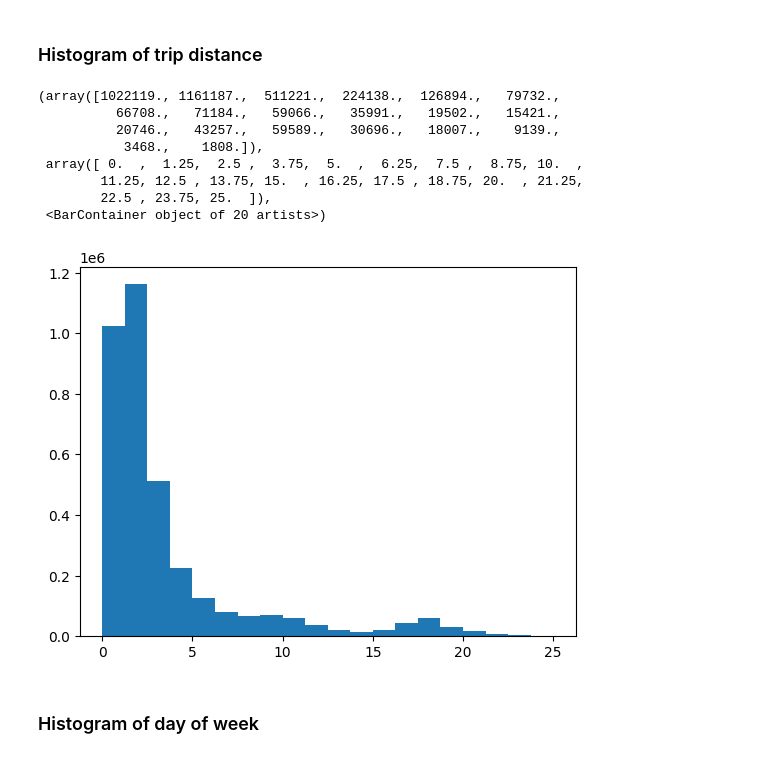
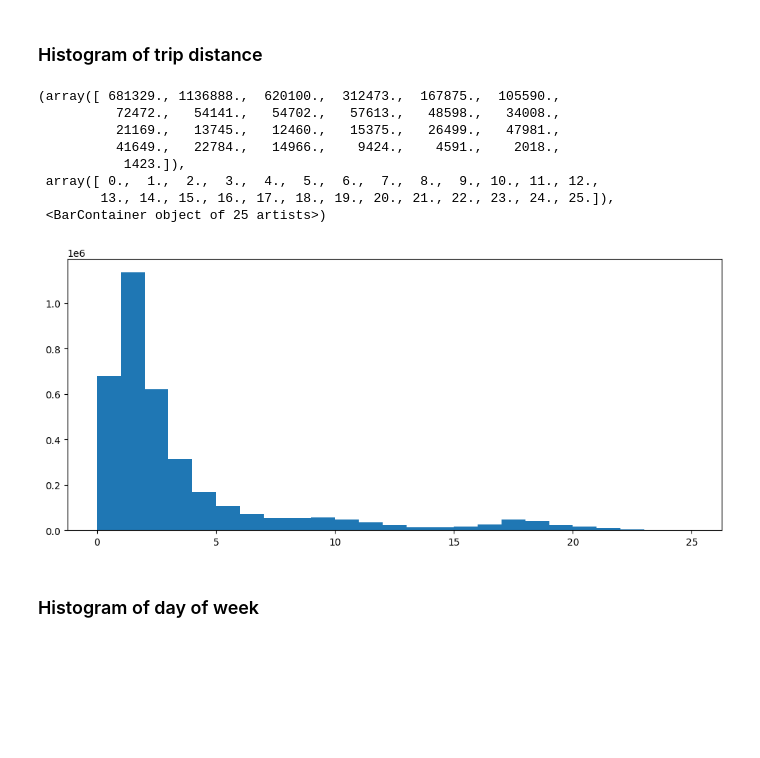
Before and after one commit to xtianhb/nyc_taxi_ml, a Jupyter notebook: eda/eda.ipynb, the cells around one changed output. Drawn from its saved outputs; the diff is of its cells as text; code cells hidden in the pictures; blank space fills up the shorter version.

```diff
--- a/eda/eda.ipynb
+++ b/eda/eda.ipynb
@@ -183,17 +182,18 @@ plt.hist(dataset["trip_duration"], bins=18, range=(0,80))
 # %% [markdown]
 ### Histogram of trip distance
 # %%
-plt.hist(dataset["trip_distance"], bins=20, range=(0,25))
+plt.figure(figsize=(12,5))
+plt.hist(dataset["trip_distance"], bins=25, range=(0,25))
 # %% [output]
-(array([1022119., 1161187.,  511221.,  224138.,  126894.,   79732.,
-          66708.,   71184.,   59066.,   35991.,   19502.,   15421.,
-          20746.,   43257.,   59589.,   30696.,   18007.,    9139.,
-           3468.,    1808.]),
- array([ 0.  ,  1.25,  2.5 ,  3.75,  5.  ,  6.25,  7.5 ,  8.75, 10.  ,
-        11.25, 12.5 , 13.75, 15.  , 16.25, 17.5 , 18.75, 20.  , 21.25,
-        22.5 , 23.75, 25.  ]),
- <BarContainer object of 20 artists>)
+(array([ 681329., 1136888.,  620100.,  312473.,  167875.,  105590.,
+          72472.,   54141.,   54702.,   57613.,   48598.,   34008.,
+          21169.,   13745.,   12460.,   15375.,   26499.,   47981.,
+          41649.,   22784.,   14966.,    9424.,    4591.,    2018.,
+           1423.]),
+ array([ 0.,  1.,  2.,  3.,  4.,  5.,  6.,  7.,  8.,  9., 10., 11., 12.,
+        13., 14., 15., 16., 17., 18., 19., 20., 21., 22., 23., 24., 25.]),
+ <BarContainer object of 25 artists>)
-[figure, old version]
+[figure, new version]
 # %% [markdown]
 ### Histogram of day of week
 # %%
```
Also changed, not shown: parts of 8 cells of this notebook, 4 other files.
